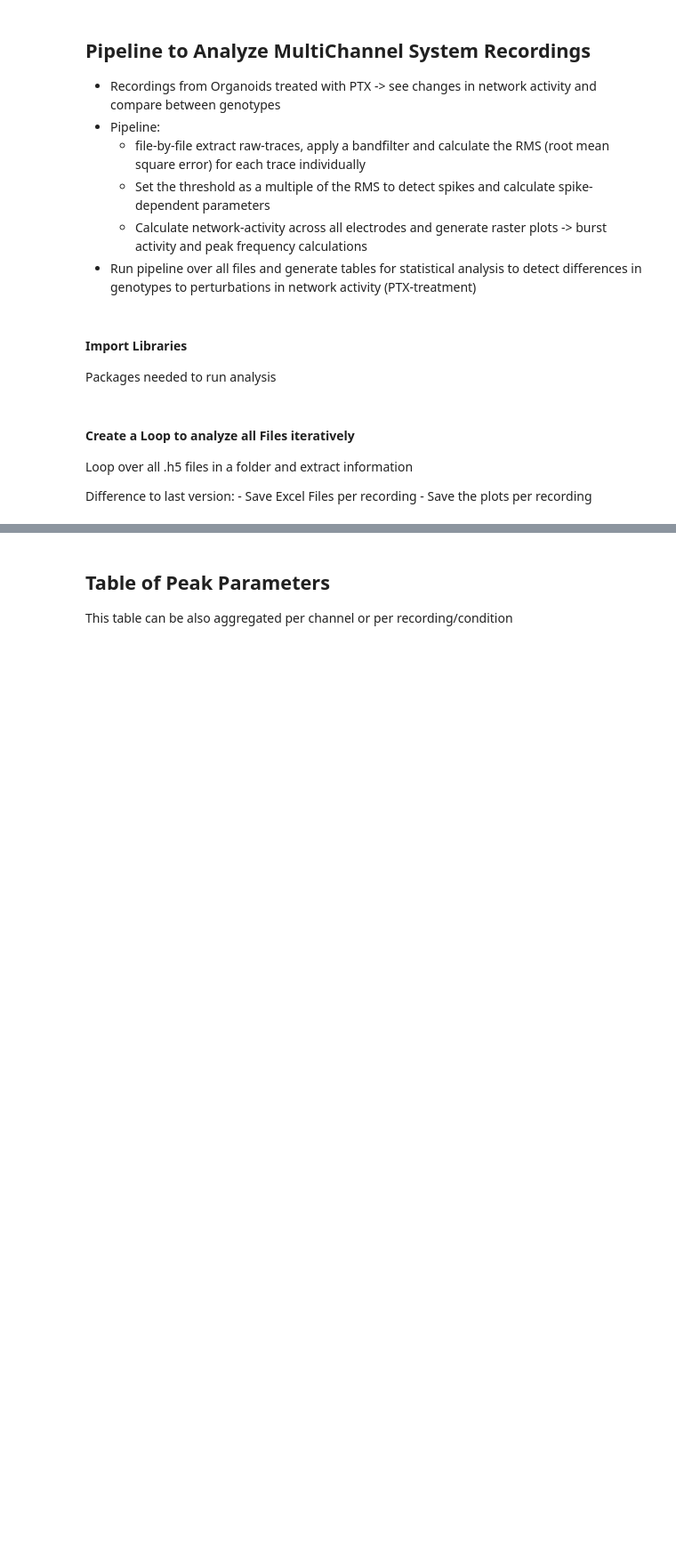
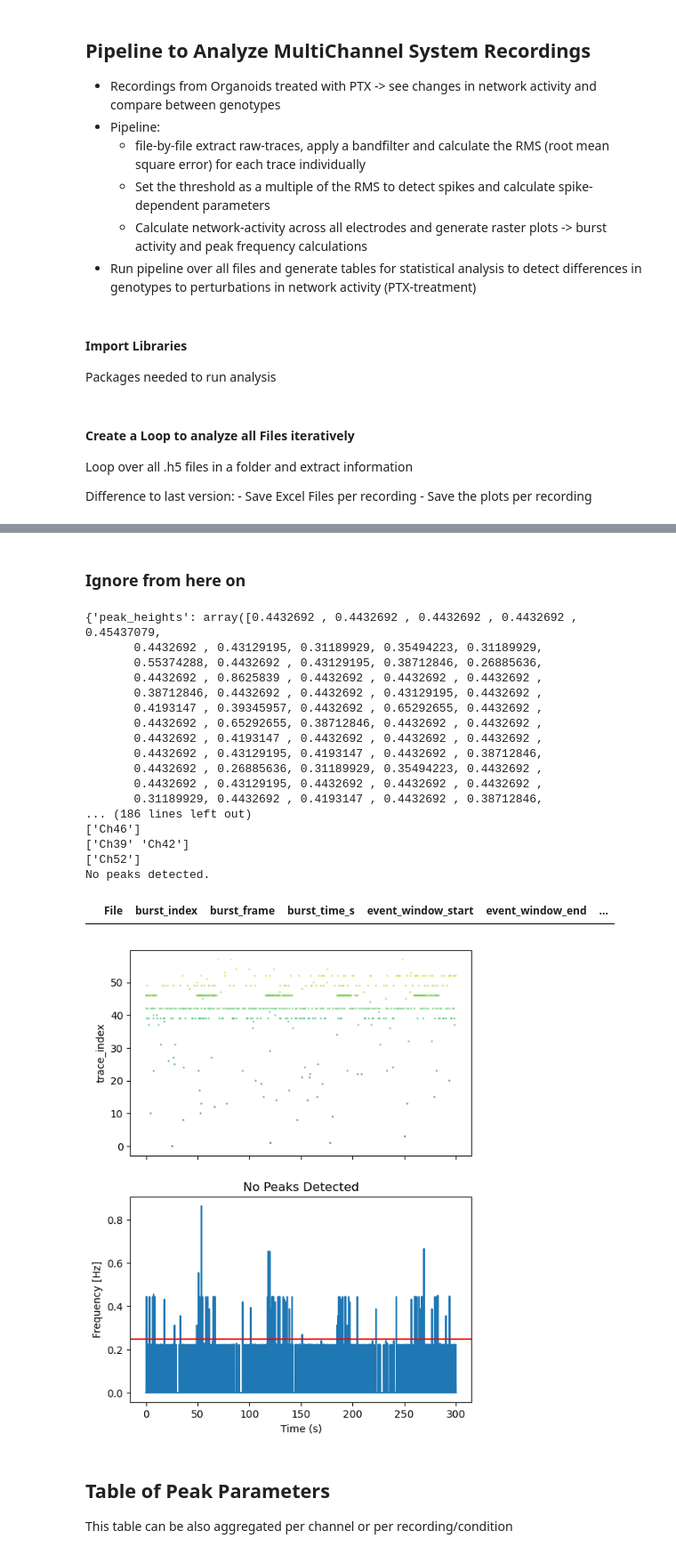
Before and after one commit to dcolam/MCS_Tools, a Jupyter notebook: I_Canals_Data_Report_v2.ipynb, the cells around one changed output, grey strips where cells are left out. Shown at 89% size. Drawn from its saved outputs; the diff is of its cells as text; code cells hidden in the pictures; blank space fills up the shorter version.

```diff
--- a/I_Canals_Data_Report_v2.ipynb
+++ b/I_Canals_Data_Report_v2.ipynb
@@ -115,0 +148,2 @@ Extracting Peaks, this might take a while...
+# %% [markdown]
+### Ignore from here on
@@ -116,3 +283,25 @@ Extracting Peaks, this might take a while...
+# %%
+compute_burst_activity_v2(peak_table,filtered, plotRaster=True, startTime=0, endTime=60, min_channels=5)
+# %% [output]
+{'peak_heights': array([0.4432692 , 0.4432692 , 0.4432692 , 0.4432692 , 0.45437079,
+       0.4432692 , 0.43129195, 0.31189929, 0.35494223, 0.31189929,
+       0.55374288, 0.4432692 , 0.43129195, 0.38712846, 0.26885636,
+       0.4432692 , 0.8625839 , 0.4432692 , 0.4432692 , 0.4432692 ,
+       0.38712846, 0.4432692 , 0.4432692 , 0.43129195, 0.4432692 ,
+       0.4193147 , 0.39345957, 0.4432692 , 0.65292655, 0.4432692 ,
+       0.4432692 , 0.65292655, 0.38712846, 0.4432692 , 0.4432692 ,
+       0.4432692 , 0.4193147 , 0.4432692 , 0.4432692 , 0.4432692 ,
+       0.4432692 , 0.43129195, 0.4193147 , 0.4432692 , 0.38712846,
+       0.4432692 , 0.26885636, 0.31189929, 0.35494223, 0.4432692 ,
+       0.4432692 , 0.43129195, 0.4432692 , 0.4432692 , 0.4432692 ,
+       0.31189929, 0.4432692 , 0.4193147 , 0.4432692 , 0.38712846,
+... (186 lines left out)
+['Ch46']
+['Ch39' 'Ch42']
+['Ch52']
+No peaks detected.
+|  | File | burst_index | burst_frame | burst_time_s | event_window_start | event_window_end | ... |
+[figure, added]
 # %% [markdown]
 ## Table of Peak Parameters
 
```
Also changed, not shown: parts of 3 cells of this notebook, 1 other file.
